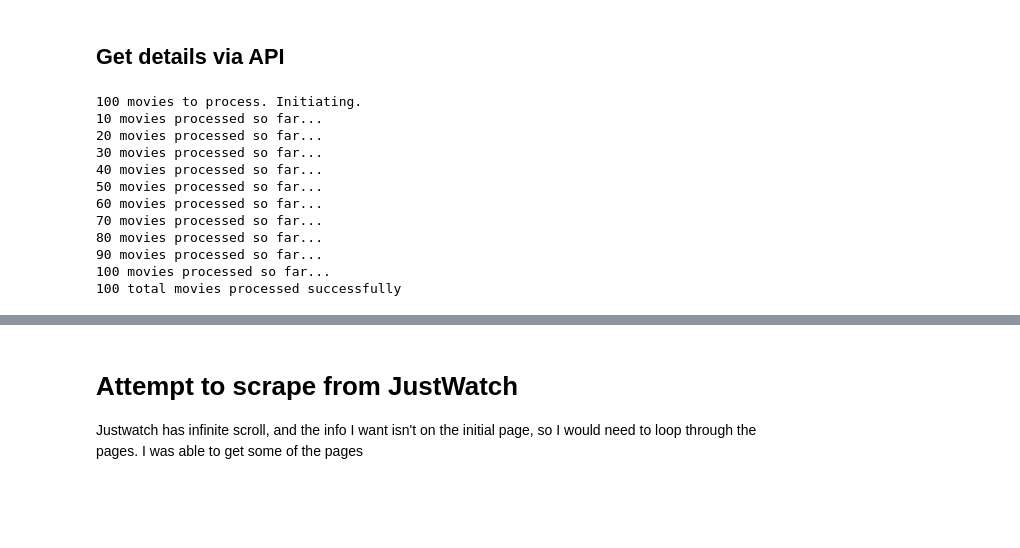
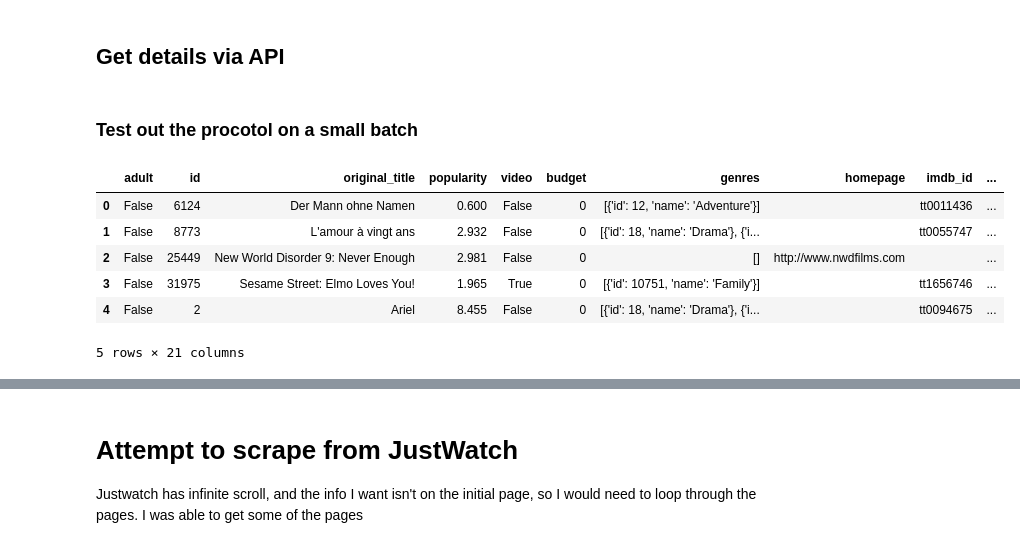
Before and after one commit to thetriggestcove/dsc-phase-1-project, a Jupyter notebook: Data Collection.ipynb, the cells around one changed output, grey strips where cells are left out. Saved outputs shown, nothing was run; the diff lists cells and outputs as text; code cells hidden in the pictures; blank space fills up the shorter version.

```diff
--- a/Data Collection.ipynb
+++ b/Data Collection.ipynb
@@ -562,3 +583,5 @@ def tmdb_getmoviedetails(movie_list_slice, api_key):
 
     print(f"{len(movie_list_slice)} total movies processed successfully")
     return movie_list_slice
+# %% [markdown]
+### Test out the procotol on a small batch
@@ -565,17 +590,2 @@ def tmdb_getmoviedetails(movie_list_slice, api_key):
 # %%
-movies_batch1 = tmdb_getmoviedetails(tmdb_movies[:10001], api_key)
-
-pickle.Pickler(open('tmdb_moviedetails_batch01.pickle', 'wb')).dump(movies_batch1)
+pickle.Pickler(open('testfile.pickle', 'wb')).dump(movies_test)
-# %% [output]
-100 movies to process. Initiating.
-10 movies processed so far...
-20 movies processed so far...
-30 movies processed so far...
-40 movies processed so far...
-50 movies processed so far...
-60 movies processed so far...
-70 movies processed so far...
-80 movies processed so far...
-90 movies processed so far...
-100 movies processed so far...
-100 total movies processed successfully
@@ -586,3 +593,12 @@ pickle.Pickler(open('testfile.pickle', 'wb')).dump(movies_test)
 test_unpickle = pickle.Unpickler(open('testfile.pickle', 'rb')).load()
 # %%
 df = pd.DataFrame(test_unpickle)
+df.head()
+# %% [output]
+|  | adult | id | original_title | popularity | video | budget | genres | homepage | imdb_id | ... |
+| 0 | False | 6124 | Der Mann ohne Namen | 0.600 | False | 0 | [{'id': 12, 'name': 'Adventure'}] |  | tt0011436 | ... |
+| 1 | False | 8773 | L'amour à vingt ans | 2.932 | False | 0 | [{'id': 18, 'name': 'Drama'}, {'i... |  | tt0055747 | ... |
+| 2 | False | 25449 | New World Disorder 9: Never Enough | 2.981 | False | 0 | [] | http://www.nwdfilms.com |  | ... |
+| 3 | False | 31975 | Sesame Street: Elmo Loves You! | 1.965 | True | 0 | [{'id': 10751, 'name': 'Family'}] |  | tt1656746 | ... |
+| 4 | False | 2 | Ariel | 8.455 | False | 0 | [{'id': 18, 'name': 'Drama'}, {'i... |  | tt0094675 | ... |
+5 rows × 21 columns
```
Also changed, not shown: parts of 22 cells of this notebook, 1 other file.
